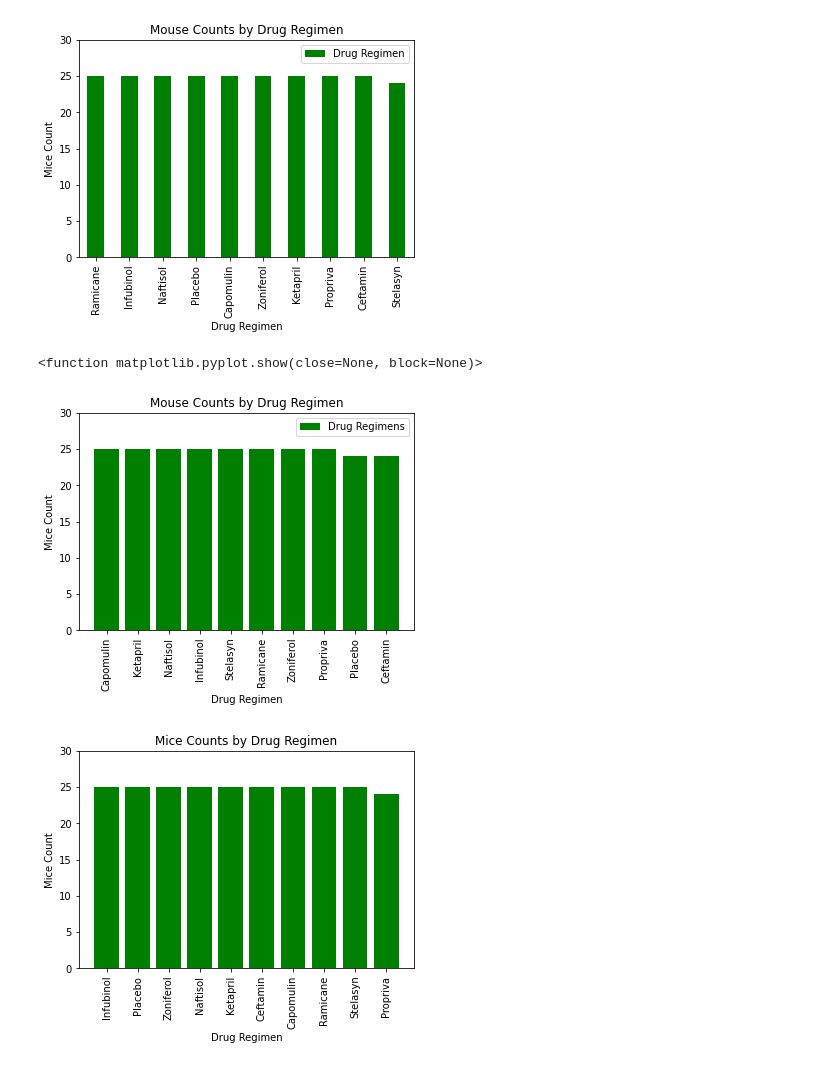
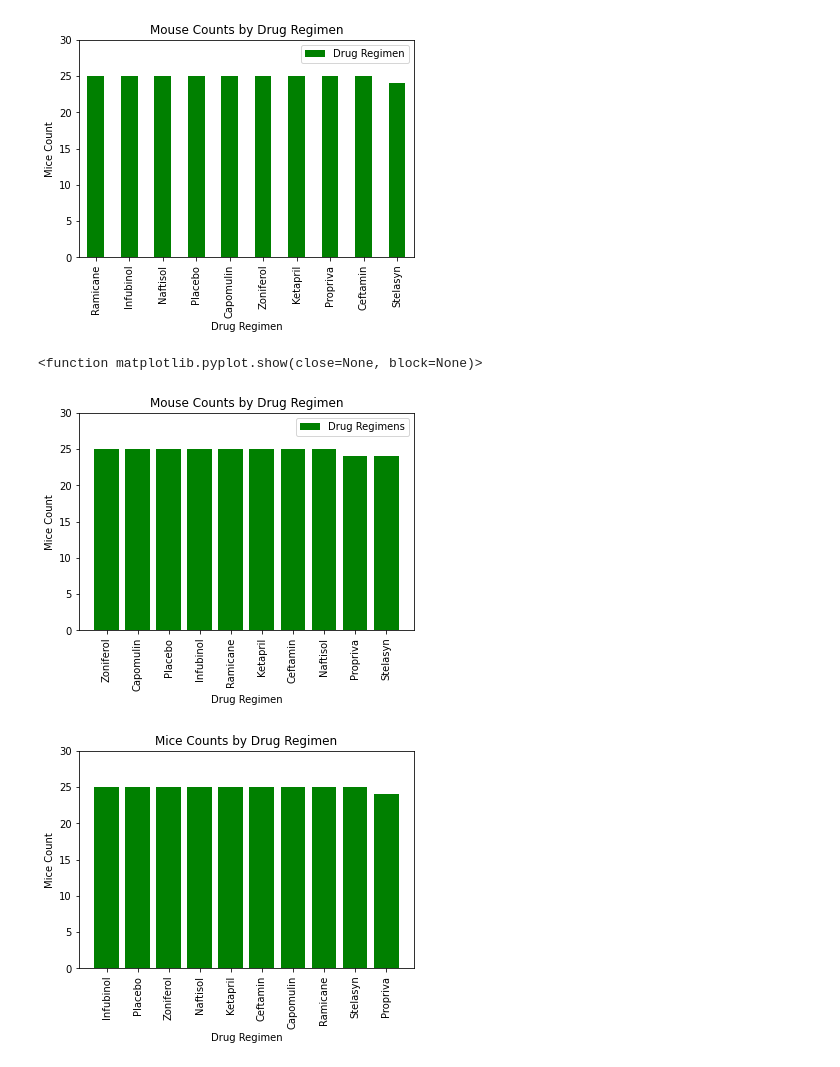
Before and after one commit to wpj174/matplotlib-challenge, a Jupyter notebook: pymaceuticals.ipynb, the cells around one changed output. Saved outputs shown, nothing was run; the diff lists cells and outputs as text; code cells hidden in the pictures.

```diff
--- a/pymaceuticals.ipynb
+++ b/pymaceuticals.ipynb
@@ -320,7 +320,7 @@ drugs = study_data_clean['Drug Regimen'].unique()
 mouse_counts = study_data_clean.drop_duplicates(subset=['Mouse ID'])
 
 # get mice counts per drug
-counts = mouse_counts['Drug Regimen'].value_counts()
+drug_counts = mouse_counts['Drug Regimen'].value_counts()
 
 mouse_counts
 # %% [output]
@@ -378,17 +378,18 @@ plt.show
 # %%
 # Generate a bar plot showing the total number of measurements taken on each drug regimen using pyplot.
 # plot the bar graph of mice count per drug regimen
-plt.bar(mouse_counts['Drug Regimen'].unique(), mouse_counts['Drug Regimen'].value_counts(), color='green', label='Inline label')
+#plt.bar(mouse_counts['Drug Regimen'].unique(), mouse_counts['Drug Regimen'].value_counts(), color='green', label='Inline label')
+plt.bar(drug_counts.index.values, drug_counts.values, color='green', label='Inline label')
 plt.title('Mouse Counts by Drug Regimen')
 plt.legend(['Drug Regimens'],loc=0)
 plt.xlabel('Drug Regimen')
 plt.xticks(rotation='vertical')
 plt.ylabel('Mice Count')
 plt.ylim(0,30)
 plt.show
 # %% [output]
 <function matplotlib.pyplot.show(close=None, block=None)>
-[figure, old version]
+[figure, new version]
 # %%
 # Generate a bar plot showing the total number of measurements taken on each drug regimen using pyplot.
 # plot the bar graph of mice count per drug regimen
```
Also changed, not shown: parts of 2 cells of this notebook.
